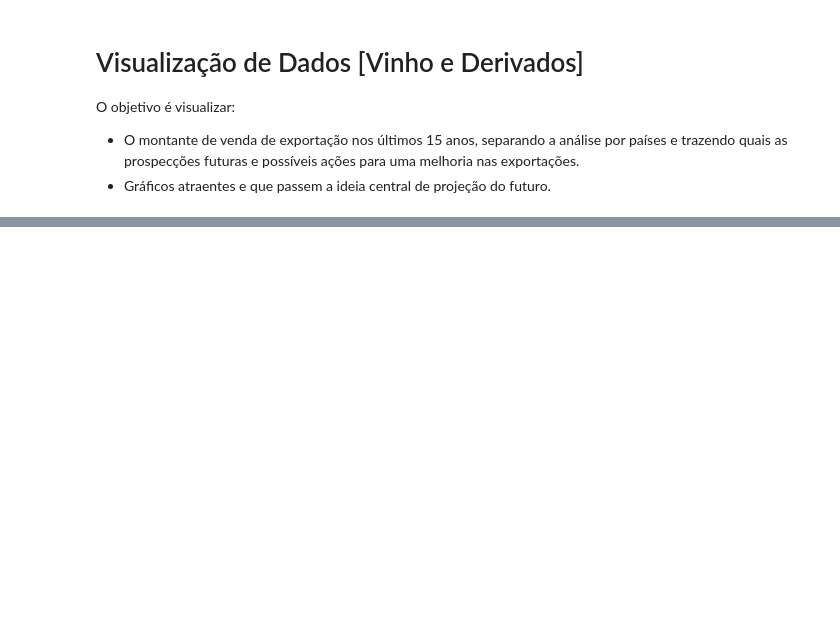
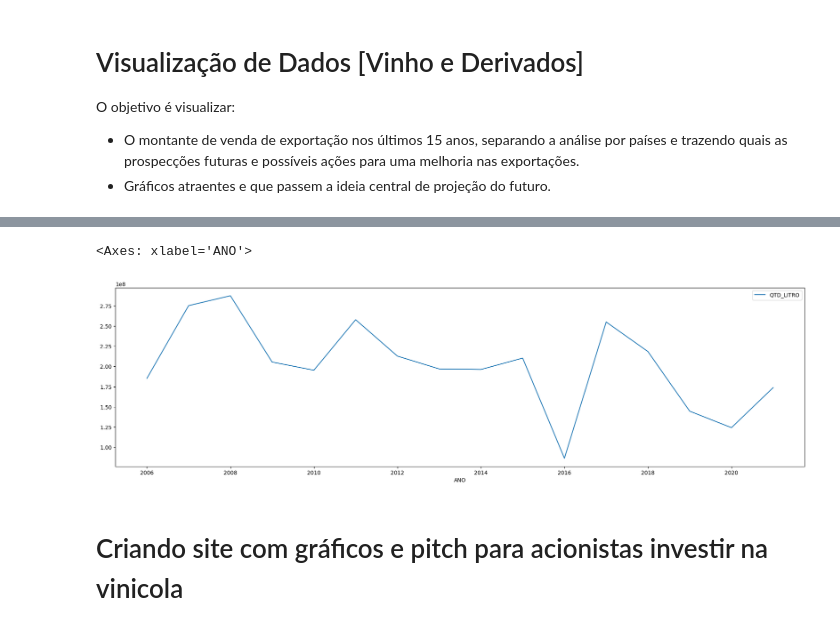
Before and after one commit to annamatias/datavisualization, a Jupyter notebook: vinicola/dash_vinicola.ipynb, the cells around one changed output, grey strips where cells are left out. Cells and saved outputs as stored; diff of their text form; code cells hidden in the pictures; blank space fills up the shorter version.

```diff
--- a/vinicola/dash_vinicola.ipynb
+++ b/vinicola/dash_vinicola.ipynb
@@ -37,0 +297,4 @@ producao_vinhos()
+# %%
+df_produto = producao_vinhos()
+df_produto = df_produto.loc[df_produto["ANO"] >= 2006]
+df_produto
@@ -37,0 +315,6 @@ producao_vinhos()
+# %%
+idx_max_qtd_litro = df_produto.groupby('ANO')['QTD_LITRO'].idxmax()
+
+df_produto_mais_produzido = df_produto.loc[idx_max_qtd_litro, ['ANO', 'PRODUTO', 'QTD_LITRO']]
+
+print(df_produto_mais_produzido)
@@ -38,2 +339,9 @@ producao_vinhos()
+# %%
+df_produto_mais_produzido.plot(x="ANO", y="QTD_LITRO", figsize=(23,6))
+# %% [output]
+<Axes: xlabel='ANO'>
+[figure, added]
+# %% [markdown]
+# Criando site com gráficos e pitch para acionistas investir na vinicola
 # %%
 # Criar gráfico de barras com Plotly Express
```
Also changed, not shown: parts of 37 cells of this notebook, 1 other file.
